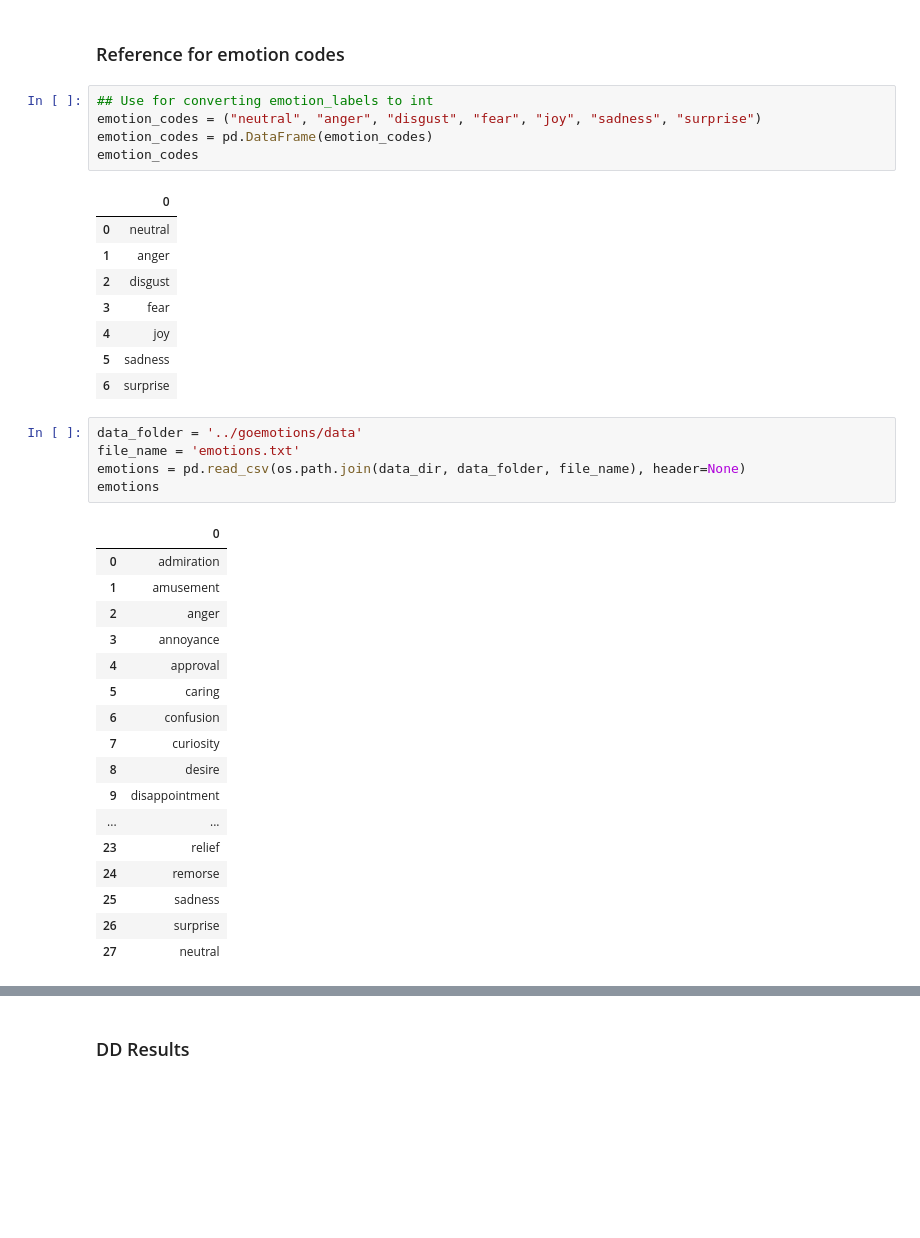
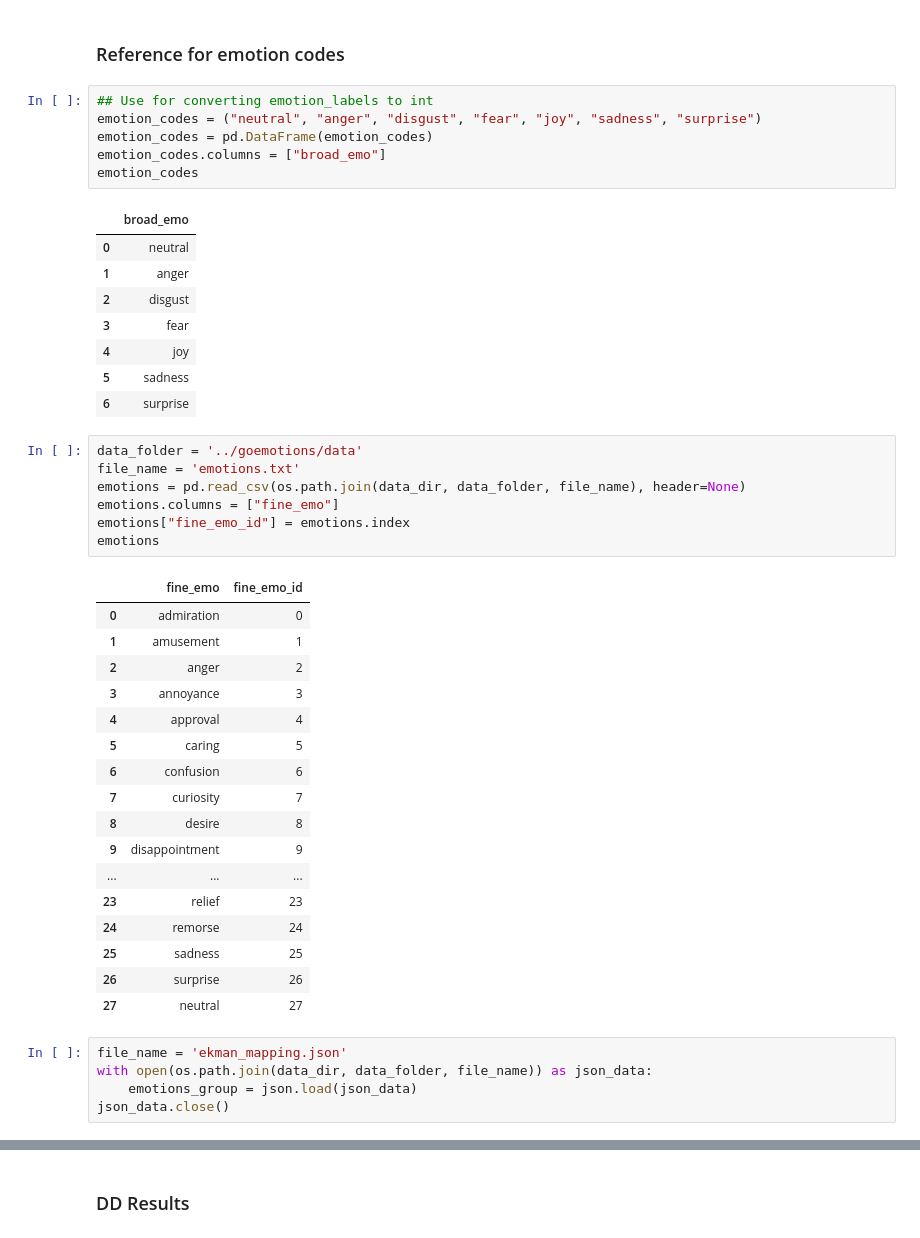
Before and after one commit to evelynyou/w266_project, a Jupyter notebook: exploration_empathy_pairing.ipynb, the cells around one changed output, grey strips where cells are left out. Cells and saved outputs as stored; diff of their text form; blank space fills up the shorter version.

```diff
--- a/exploration_empathy_pairing.ipynb
+++ b/exploration_empathy_pairing.ipynb
@@ -39,9 +40,10 @@ other
 ## Use for converting emotion_labels to int
 emotion_codes = ("neutral", "anger", "disgust", "fear", "joy", "sadness", "surprise")
 emotion_codes = pd.DataFrame(emotion_codes)
+emotion_codes.columns = ["broad_emo"]
 emotion_codes
 # %% [output]
-|  | 0 |
+|  | broad_emo |
 | 0 | neutral |
 | 1 | anger |
 | 2 | disgust |
@@ -52,23 +54,30 @@ emotion_codes
 # %%
 data_folder = '../goemotions/data'
 file_name = 'emotions.txt'
 emotions = pd.read_csv(os.path.join(data_dir, data_folder, file_name), header=None)
+emotions.columns = ["fine_emo"]
+emotions["fine_emo_id"] = emotions.index
 emotions
 # %% [output]
-|  | 0 |
-| 0 | admiration |
-| 1 | amusement |
-| 2 | anger |
-| 3 | annoyance |
-| 4 | approval |
-| 5 | caring |
-| 6 | confusion |
-| 7 | curiosity |
-| 8 | desire |
-| 9 | disappointment |
-| ... | ... |
-| 23 | relief |
-| 24 | remorse |
-| 25 | sadness |
-| 26 | surprise |
-| 27 | neutral |
+|  | fine_emo | fine_emo_id |
+| 0 | admiration | 0 |
+| 1 | amusement | 1 |
+| 2 | anger | 2 |
+| 3 | annoyance | 3 |
+| 4 | approval | 4 |
+| 5 | caring | 5 |
+| 6 | confusion | 6 |
+| 7 | curiosity | 7 |
+| 8 | desire | 8 |
+| 9 | disappointment | 9 |
+| ... | ... | ... |
+| 23 | relief | 23 |
+| 24 | remorse | 24 |
+| 25 | sadness | 25 |
+| 26 | surprise | 26 |
+| 27 | neutral | 27 |
+# %%
+file_name = 'ekman_mapping.json'
+with open(os.path.join(data_dir, data_folder, file_name)) as json_data:
+    emotions_group = json.load(json_data)
+json_data.close()
```
Also changed, not shown: parts of 26 cells of this notebook, 6 other files.
